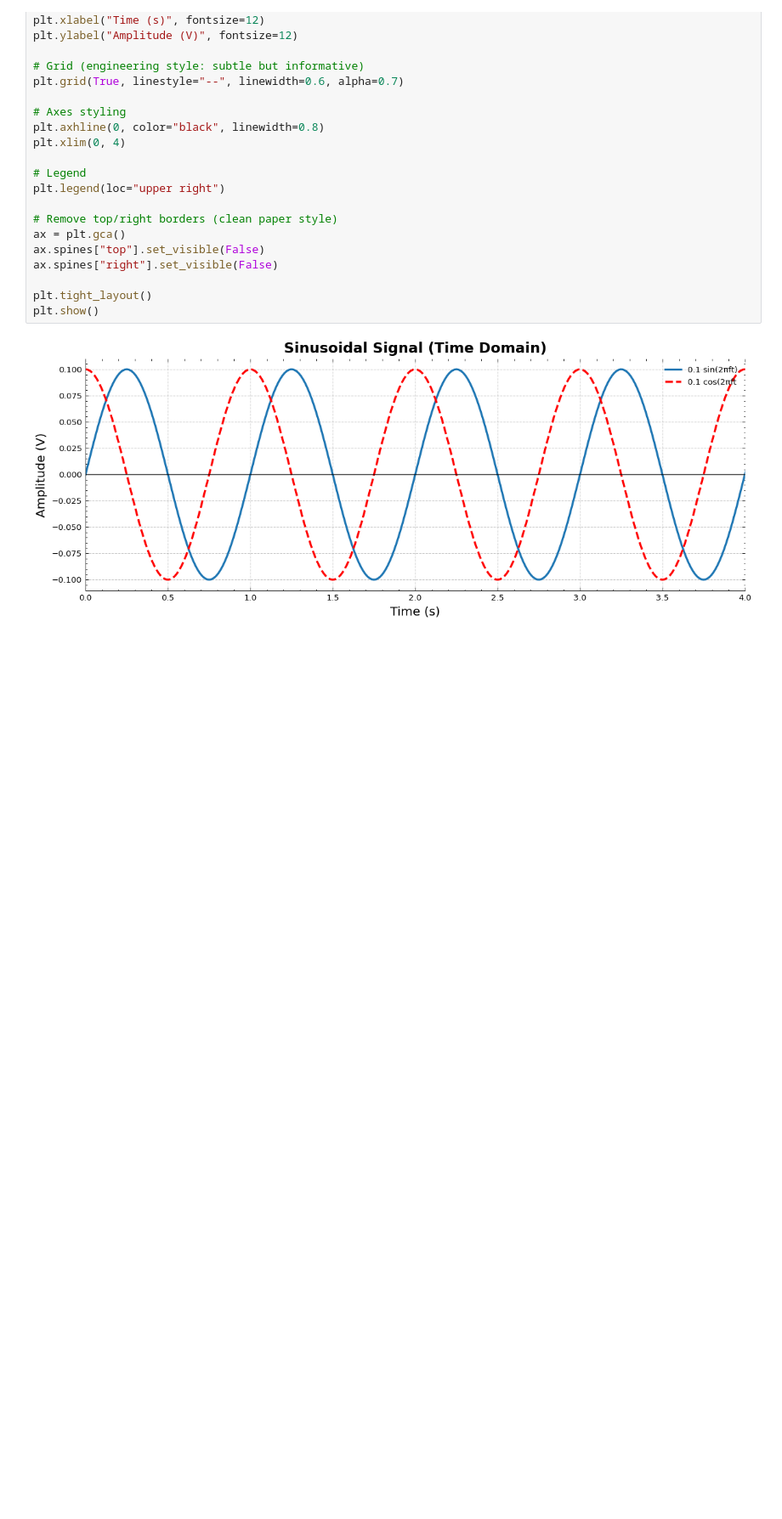
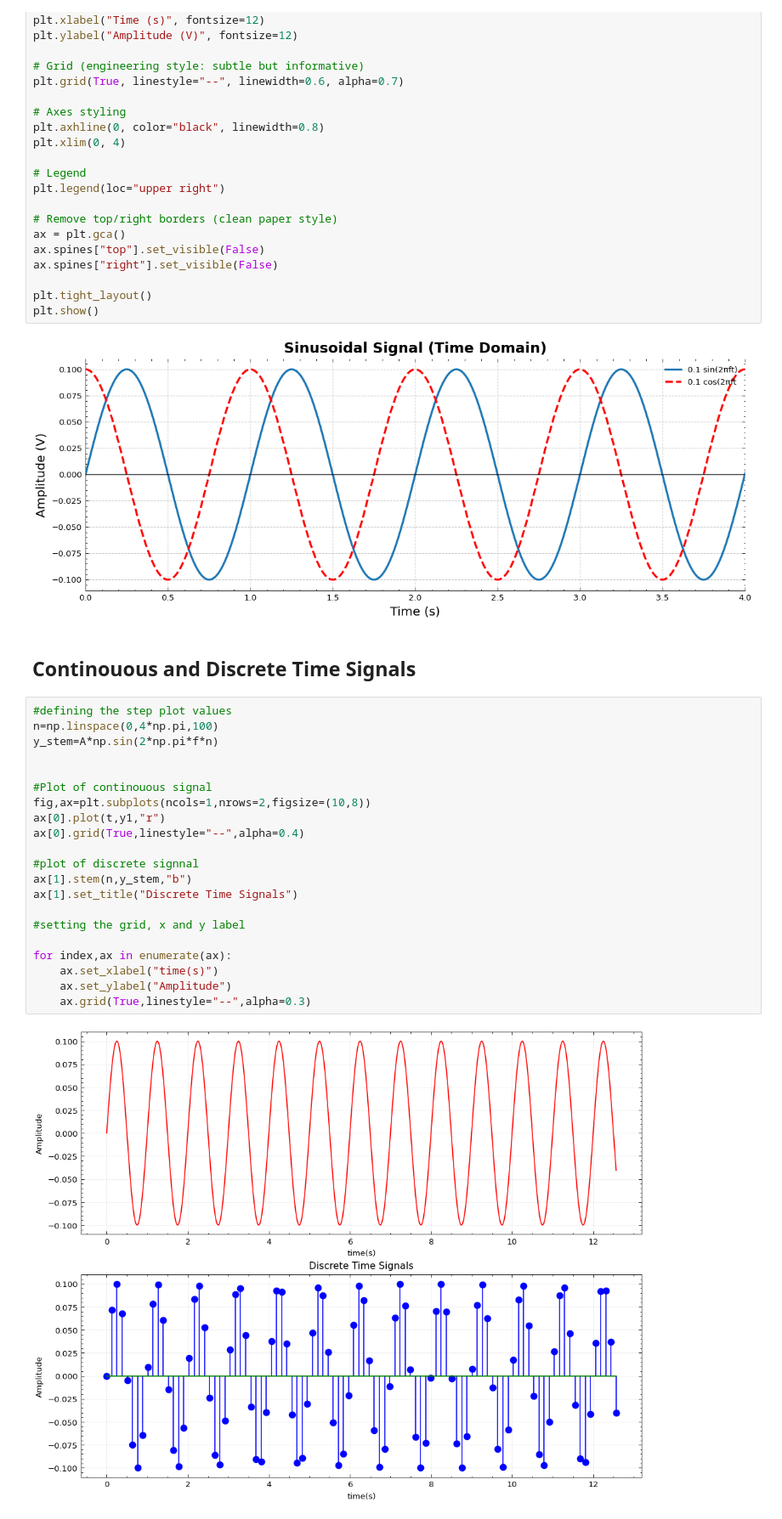
Before and after one commit to ODARI-CHARLES1/Signal_Communication_notebook, a Jupyter notebook: Introduction.ipynb, the cells around one changed output. Shown at 85% size. Drawn from its saved outputs; the diff is of its cells as text; blank space fills up the shorter version.

```diff
--- a/Introduction.ipynb
+++ b/Introduction.ipynb
@@ -140,3 +140,28 @@ plt.tight_layout()
 plt.show()
 # %% [output]
 [figure]
+# %% [markdown]
+## Continouous and Discrete Time Signals
+# %%
+#defining the step plot values
+n=np.linspace(0,4*np.pi,100)
+y_stem=A*np.sin(2*np.pi*f*n)
+
+
+#Plot of continouous signal
+fig,ax=plt.subplots(ncols=1,nrows=2,figsize=(10,8))
+ax[0].plot(t,y1,"r")
+ax[0].grid(True,linestyle="--",alpha=0.4)
+
+#plot of discrete signnal
+ax[1].stem(n,y_stem,"b")
+ax[1].set_title("Discrete Time Signals")
+
+#setting the grid, x and y label
+
+for index,ax in enumerate(ax):
+    ax.set_xlabel("time(s)")
+    ax.set_ylabel("Amplitude")
+    ax.grid(True,linestyle="--",alpha=0.3)
+# %% [output]
+[figure, added]
```
Also changed, not shown: parts of 2 cells of this notebook.
